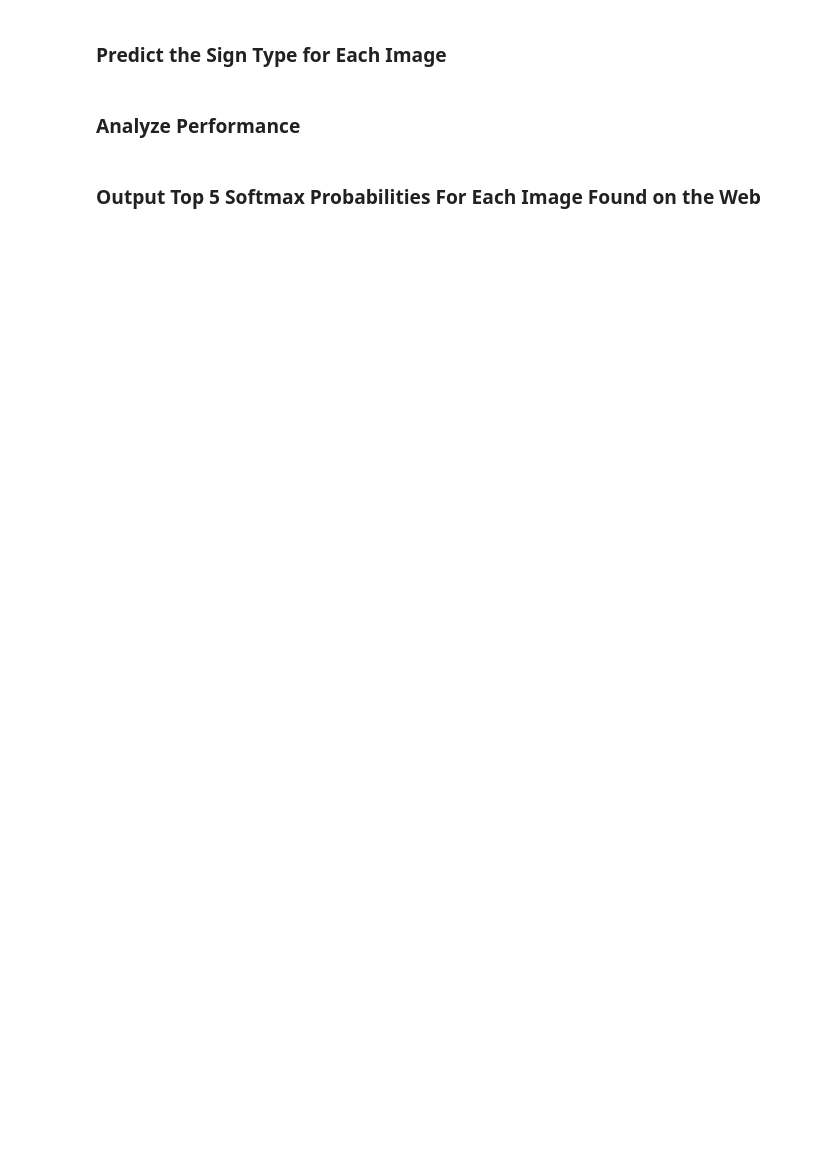
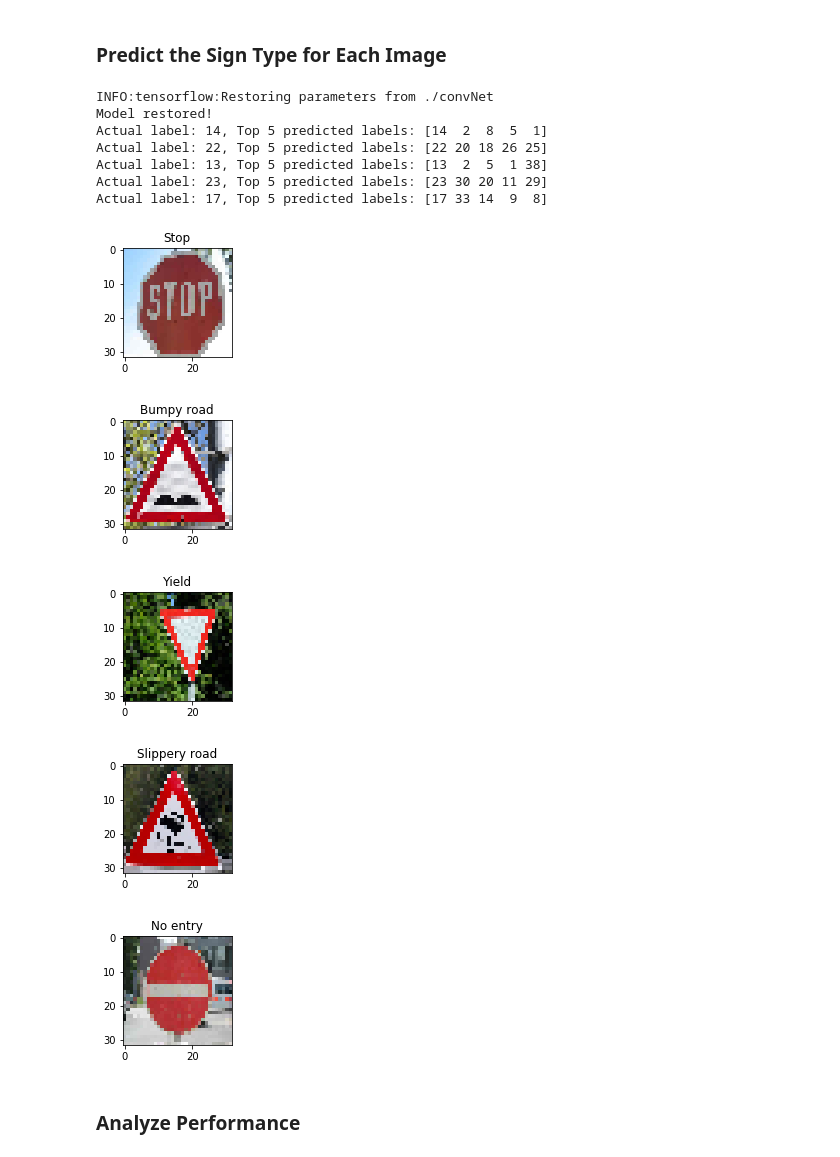
Before and after one commit to akshatbjain/Traffic-Sign-Classifier, a Jupyter notebook: Traffic_Sign_Classifier.ipynb, the cells around one changed output. Drawn from its saved outputs; the diff is of its cells as text; code cells hidden in the pictures; blank space fills up the shorter version.

```diff
--- a/Traffic_Sign_Classifier.ipynb
+++ b/Traffic_Sign_Classifier.ipynb
@@ -278,6 +278,7 @@ keep_prob = tf.placeholder(tf.float32)
 rate = 0.001
 
 logits = convNet(x, keep_prob)
+softmax = tf.nn.softmax(logits)
 cross_entropy = tf.nn.softmax_cross_entropy_with_logits(labels=one_hot_y, logits=logits)
 loss_operation = tf.reduce_mean(cross_entropy)
 optimizer = tf.train.AdamOptimizer(learning_rate = rate)
@@ -382,2 +428,43 @@ You may find `signnames.csv` useful as it contains mappings from the class id (i
+# %%
+def prediction(image, label):
+    image = np.expand_dims(image, 0)
+    sess = tf.get_default_session()
+    sm, accuracy = sess.run([softmax, accuracy_operation], feed_dict={x: image, y: [label], keep_prob: 1.0})
+    return sm, accuracy
+
+def get_top_k_softmax(softmax, k):
+    sess = tf.get_default_session()
+    top_k = sess.run(tf.nn.top_k(tf.constant(softmax), k=k))
+    return top_k
+# %%
+k = 5
+total_accuracy = 0
+
+with tf.Session() as sess:
+    saver.restore(sess, './convNet')
+    print('Model restored!')
+
+    for i in range(n_add_imgs):
+        sm, accuracy = prediction(additional_images[i], labels[i])
+        total_accuracy += accuracy
+        if accuracy == 1:
+            plt.figure(figsize=(2,2))
+            plt.title(label_names[labels[i]])
+            plt.imshow(add_imgs[i])
+
+        print('Actual label: {}, Top {} predicted labels: {}'.format(labels[i], k, get_top_k_softmax(sm, k)[1][0]))
+# %% [output]
+INFO:tensorflow:Restoring parameters from ./convNet
+Model restored!
+Actual label: 14, Top 5 predicted labels: [14  2  8  5  1]
+Actual label: 22, Top 5 predicted labels: [22 20 18 26 25]
+Actual label: 13, Top 5 predicted labels: [13  2  5  1 38]
+Actual label: 23, Top 5 predicted labels: [23 30 20 11 29]
+Actual label: 17, Top 5 predicted labels: [17 33 14  9  8]
+[figure, added]
+[figure, added]
+[figure, added]
+[figure, added]
+[figure, added]
 # %% [markdown]
 ### Analyze Performance
@@ -387,2 +470,0 @@ You may find `signnames.csv` useful as it contains mappings from the class id (i
-# %% [markdown]
-### Output Top 5 Softmax Probabilities For Each Image Found on the Web
```
Also changed, not shown: parts of 17 cells of this notebook.
